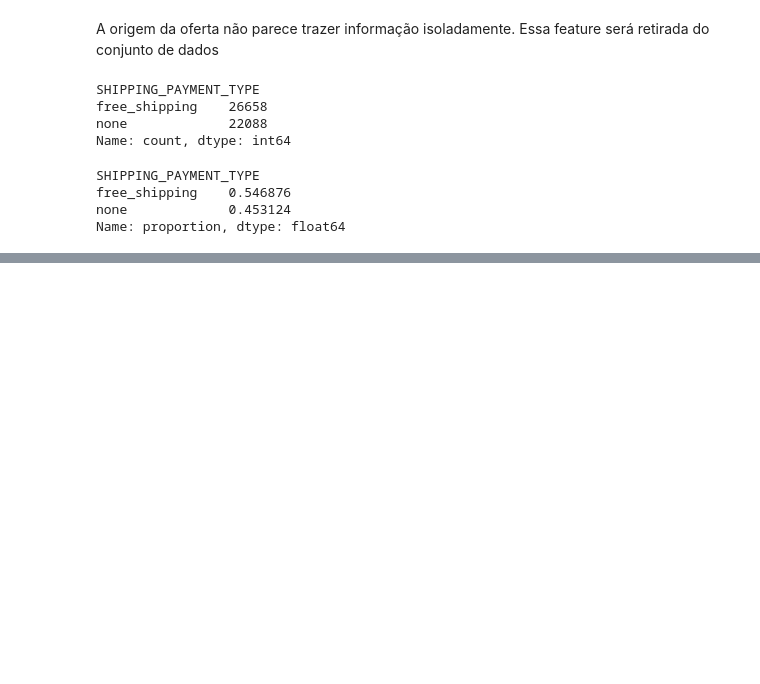
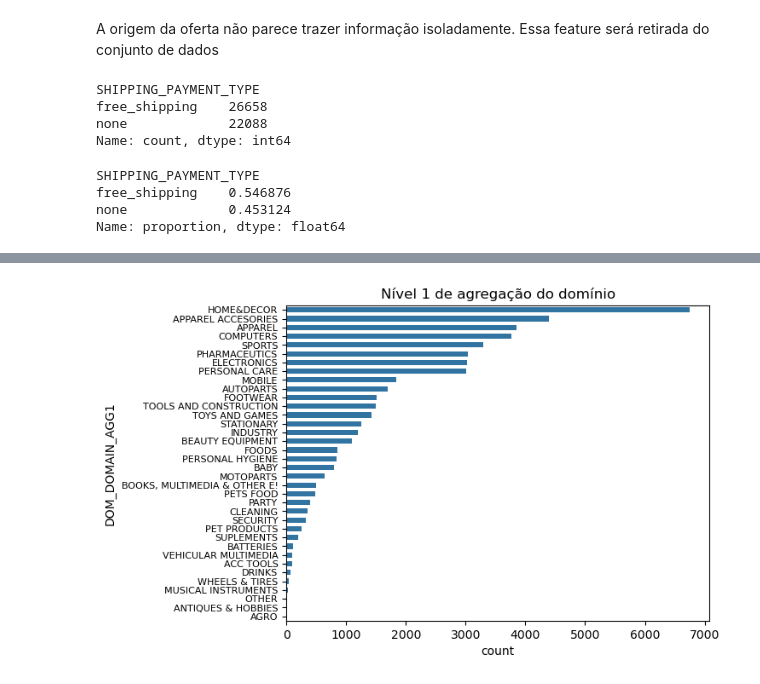
Before and after one commit to remarchese/meli_technical_challenge, a Jupyter notebook: DS Challenge - Case 1.ipynb, the cells around one changed output, grey strips where cells are left out. Cells and saved outputs as stored; diff of their text form; code cells hidden in the pictures; blank space fills up the shorter version.

```diff
--- a/DS Challenge - Case 1.ipynb
+++ b/DS Challenge - Case 1.ipynb
@@ -52,7 +53,7 @@ import matplotlib.pyplot as plt
 import seaborn as sns
 # %%
 # Carregar o arquivo (base de dados)
-df = pd.read_csv('ofertas_relampago.csv')
+df = pd.read_csv('files/ofertas_relampago.csv')
 # %%
 df.head()
 # %% [output]
@@ -279,0 +288,4 @@ Como 54% das ofertas tiveram envio gratuito (free_shipping), imagina-se que os d
+# %%
+df['SHIPPING_PAYMENT_TYPE'] = df['SHIPPING_PAYMENT_TYPE'].str.replace('none','paid_shipping')
+
+# Se for fazer feature engineering, talvez seja melhor fazer um encoding (OHE), aí free_shipping fica 1 e o restante como 0
@@ -279,0 +311,7 @@ Como 54% das ofertas tiveram envio gratuito (free_shipping), imagina-se que os d
+# %%
+sns.barplot(df['DOM_DOMAIN_AGG1'].value_counts(normalize=False), orient= "h", width=0.6)
+plt.title('Nível 1 de agregação do domínio')
+plt.yticks(fontsize=8)
+plt.show()
+# %% [output]
+[figure, added]
```
Also changed, not shown: parts of 22 cells of this notebook.
